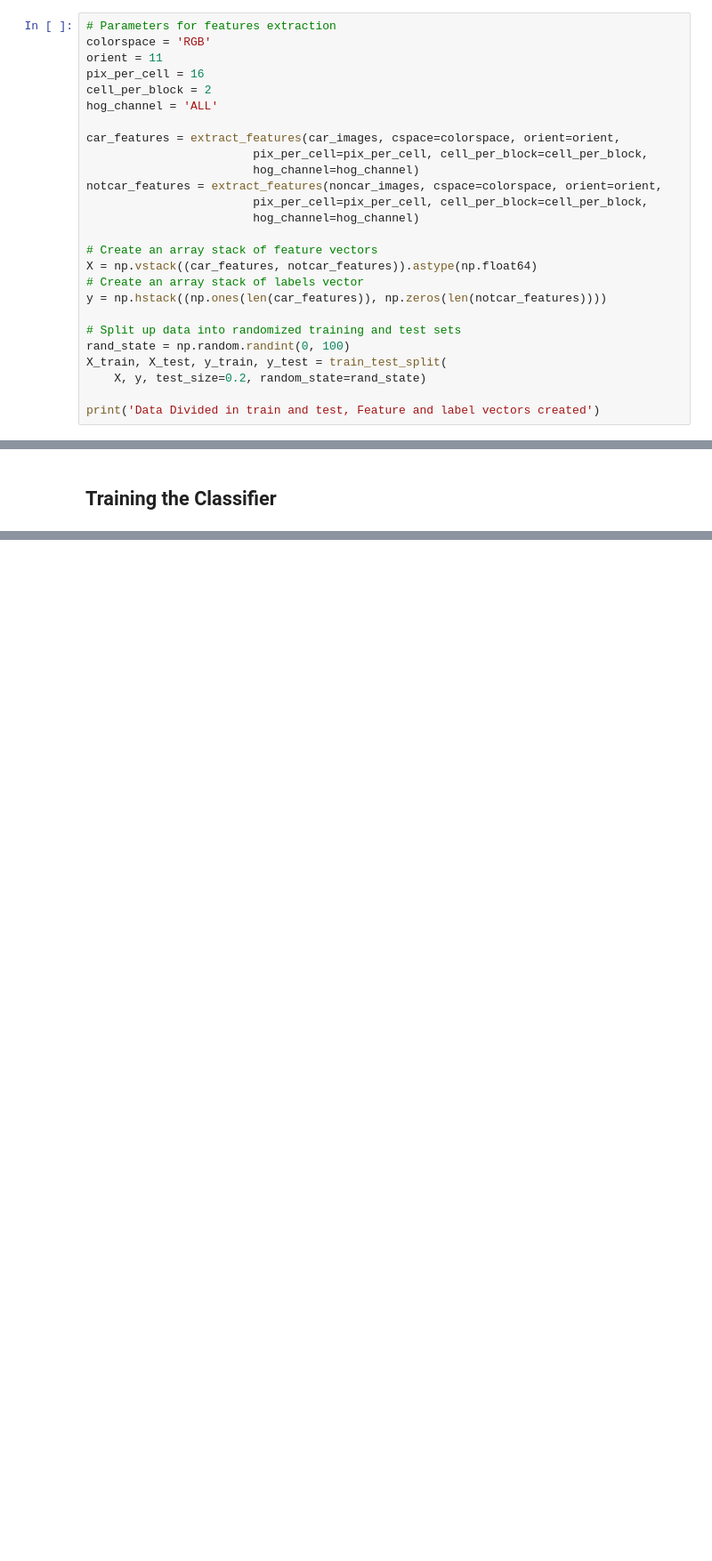
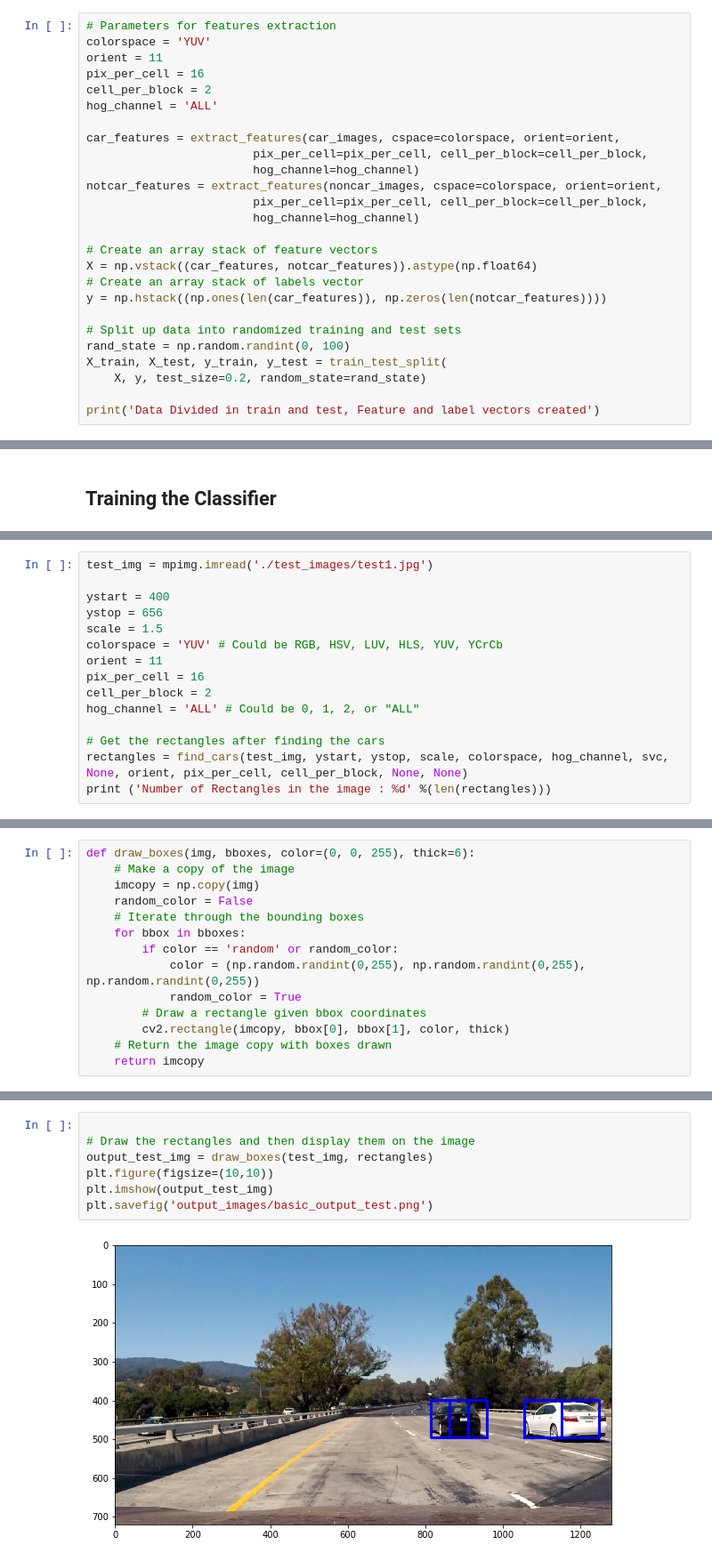
Before and after one commit to rohitsalem/Udacity-CarND-Vehicle-Detection-P5, a Jupyter notebook: P5.ipynb, the cells around one changed output, grey strips where cells are left out. Shown at 89% size. Drawn from its saved outputs; the diff is of its cells as text; blank space fills up the shorter version.

Commit message:
Added Output images, Completed Testing on videos

```diff
--- a/P5.ipynb
+++ b/P5.ipynb
@@ -115,7 +115,7 @@ def extract_features(imgs, cspace='RGB', orient=9,
 ## Processing the dataset
 # %%
 # Parameters for features extraction
-colorspace = 'RGB'
+colorspace = 'YUV'
 orient = 11
 pix_per_cell = 16
 cell_per_block = 2
@@ -154,0 +243,15 @@ print('Test Accuracy: ', svc.score(X_test,y_test))
+# %%
+test_img = mpimg.imread('./test_images/test1.jpg')
+
+ystart = 400
+ystop = 656
+scale = 1.5
+colorspace = 'YUV' # Could be RGB, HSV, LUV, HLS, YUV, YCrCb
+orient = 11
+pix_per_cell = 16
+cell_per_block = 2
+hog_channel = 'ALL' # Could be 0, 1, 2, or "ALL"
+
+# Get the rectangles after finding the cars
+rectangles = find_cars(test_img, ystart, ystop, scale, colorspace, hog_channel, svc, None, orient, pix_per_cell, cell_per_block, None, None)
+print ('Number of Rectangles in the image : %d' %(len(rectangles)))
@@ -154,0 +260,14 @@ print('Test Accuracy: ', svc.score(X_test,y_test))
+# %%
+def draw_boxes(img, bboxes, color=(0, 0, 255), thick=6):
+    # Make a copy of the image
+    imcopy = np.copy(img)
+    random_color = False
+    # Iterate through the bounding boxes
+    for bbox in bboxes:
+        if color == 'random' or random_color:
+            color = (np.random.randint(0,255), np.random.randint(0,255), np.random.randint(0,255))
+            random_color = True
+        # Draw a rectangle given bbox coordinates
+        cv2.rectangle(imcopy, bbox[0], bbox[1], color, thick)
+    # Return the image copy with boxes drawn
+    return imcopy
@@ -154,0 +276,9 @@ print('Test Accuracy: ', svc.score(X_test,y_test))
+# %%
+
+# Draw the rectangles and then display them on the image
+output_test_img = draw_boxes(test_img, rectangles)
+plt.figure(figsize=(10,10))
+plt.imshow(output_test_img)
+plt.savefig('output_images/basic_output_test.png')
+# %% [output]
+[figure, added]
```
Also changed, not shown: parts of 31 cells of this notebook, 15 other files.
